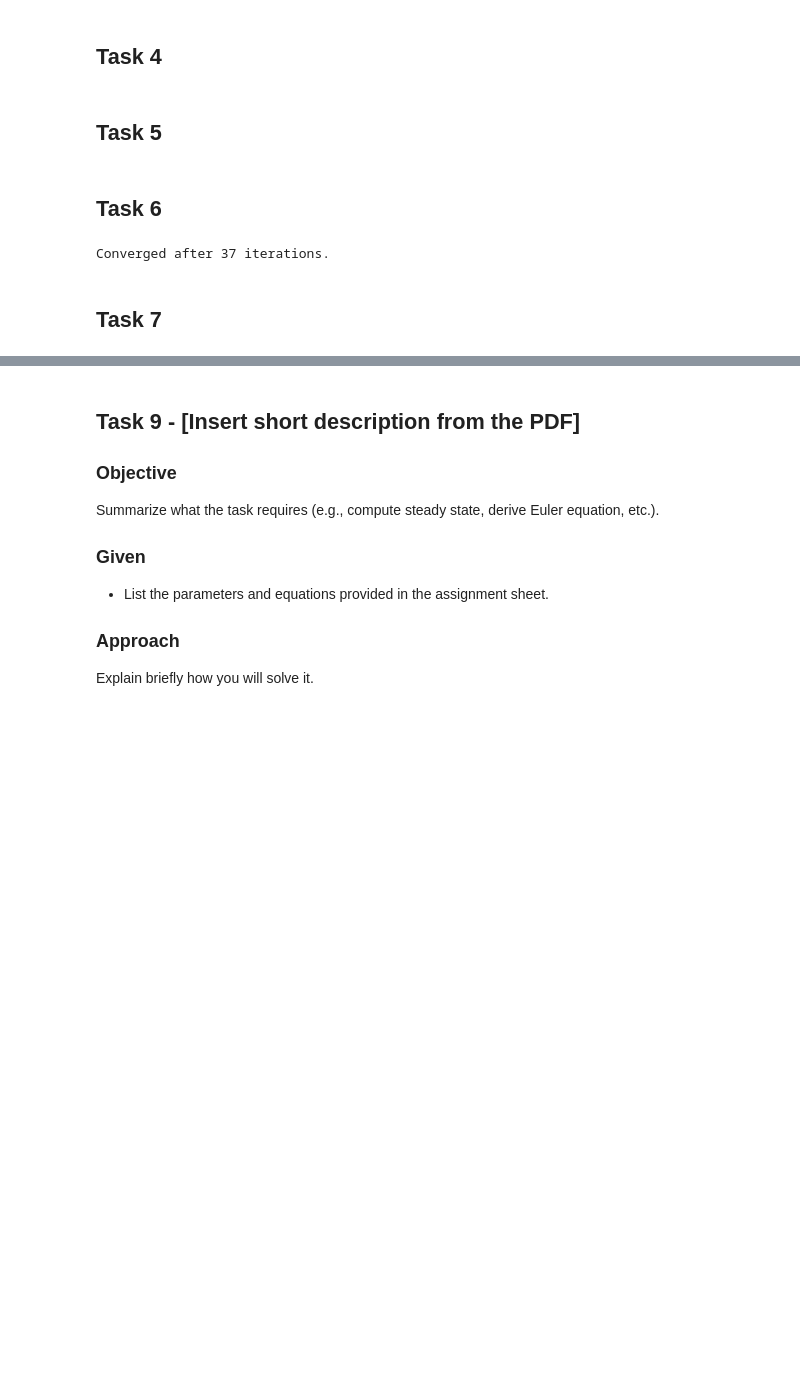
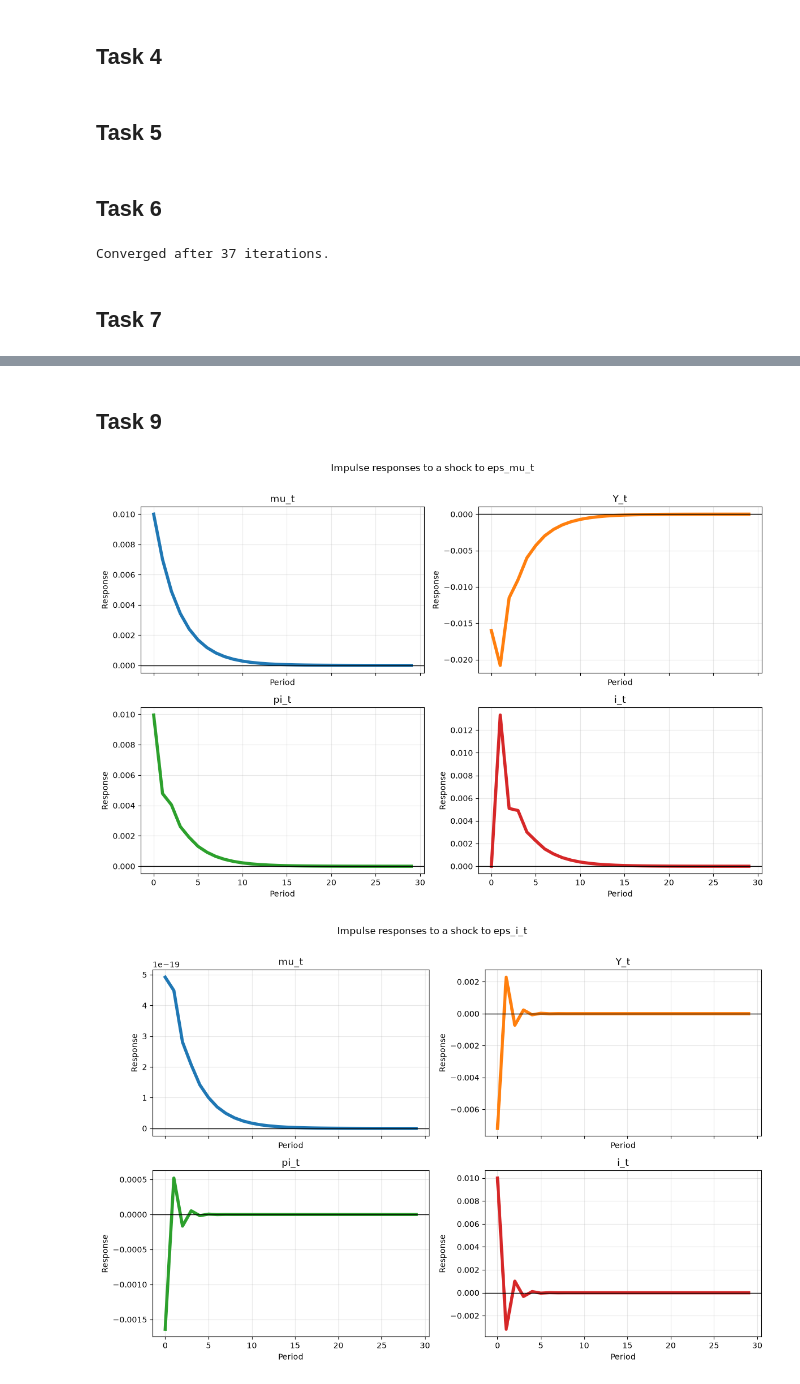
Before and after one commit to binyamolango/computational_macroeconomics_finalproject, a Jupyter notebook: FinalAssignment2026_BinyamOlango.ipynb, the cells around one changed output, grey strips where cells are left out. Saved outputs shown, nothing was run; the diff lists cells and outputs as text; code cells hidden in the pictures; blank space fills up the shorter version.

Commit message:
solve task 11

```diff
--- a/FinalAssignment2026_BinyamOlango.ipynb
+++ b/FinalAssignment2026_BinyamOlango.ipynb
@@ -243,11 +295,67 @@ Explain briefly how you will solve it.
 # %% [markdown]
-## Task 9 - [Insert short description from the PDF]
-### Objective
-Summarize what the task requires (e.g., compute steady state, derive Euler equation, etc.).
-
-### Given
-- List the parameters and equations provided in the assignment sheet.
-
-### Approach
-Explain briefly how you will solve it.
+## Task 9
+# %%
+# Create a color list for the four subfigures
+colors = ["C0", "C1", "C2", "C3"]
+
+# Plot the impulse responses to a one-time shock to eps_mu_t
+# Create a time index for the 30 periods of the IRF
+periods = np.arange(T)
+
+# Create a figure with four subfigures, one for each variable in z_t
+fig_mu, axes_mu = plt.subplots(2, 2, figsize=(12, 8), sharex=True)
+
+# Store the four variables of the state vector in a list for plotting
+variables_mu = [
+    ("mu_t", mu_path_mu),
+    ("Y_t", Y_path_mu),
+    ("pi_t", pi_path_mu),
+    ("i_t", i_path_mu),
+]
+
+# Plot each variable in its own subplot
+for ax, (name, path), color in zip(axes_mu.flatten(), variables_mu, colors):
+    ax.plot(periods, path, color=color, linewidth=4)
+    ax.axhline(0, color="black", linewidth=1)
+    ax.set_title(f"{name}")
+    ax.set_xlabel("Period")
+    ax.set_ylabel("Response")
+    ax.grid(True, alpha=0.3)
+
+# Add a title to the full figure and adjust the layout
+fig_mu.suptitle("Impulse responses to a shock to eps_mu_t", fontsize=12)
+fig_mu.tight_layout(rect=(0, 0, 1, 0.97))
+
+# Plot the impulse responses to a one-time shock to eps_i_t
+periods = np.arange(T)
+
+# Create a figure with four subfigures, one for each variable in z_t
+fig_i, axes_i = plt.subplots(2, 2, figsize=(12, 8), sharex=True)
+
+# Store the four variables of the state vector in a list for plotting
+variables_i = [
+    ("mu_t", mu_path_i),
+    ("Y_t", Y_path_i),
+    ("pi_t", pi_path_i),
+    ("i_t", i_path_i),
+]
+
+# Plot each variable in its own subplot
+for ax, (name, path), color in zip(axes_i.flatten(), variables_i, colors):
+    ax.plot(periods, path, color=color, linewidth=4)
+    ax.axhline(0, color="black", linewidth=1)
+    ax.set_title(f"{name}")
+    ax.set_xlabel("Period")
+    ax.set_ylabel("Response")
+    ax.grid(True, alpha=0.3)
+
+# Add a title to the full figure and adjust the layout
+fig_i.suptitle("Impulse responses to a shock to eps_i_t", fontsize=12)
+fig_i.tight_layout(rect=(0, 0, 1, 0.97))
+
+# Display both figures
+plt.show()
+# %% [output]
+[figure, added]
+[figure, added]
 # %% [markdown]
```
Also changed, not shown: parts of 14 cells of this notebook, 1 other file.
